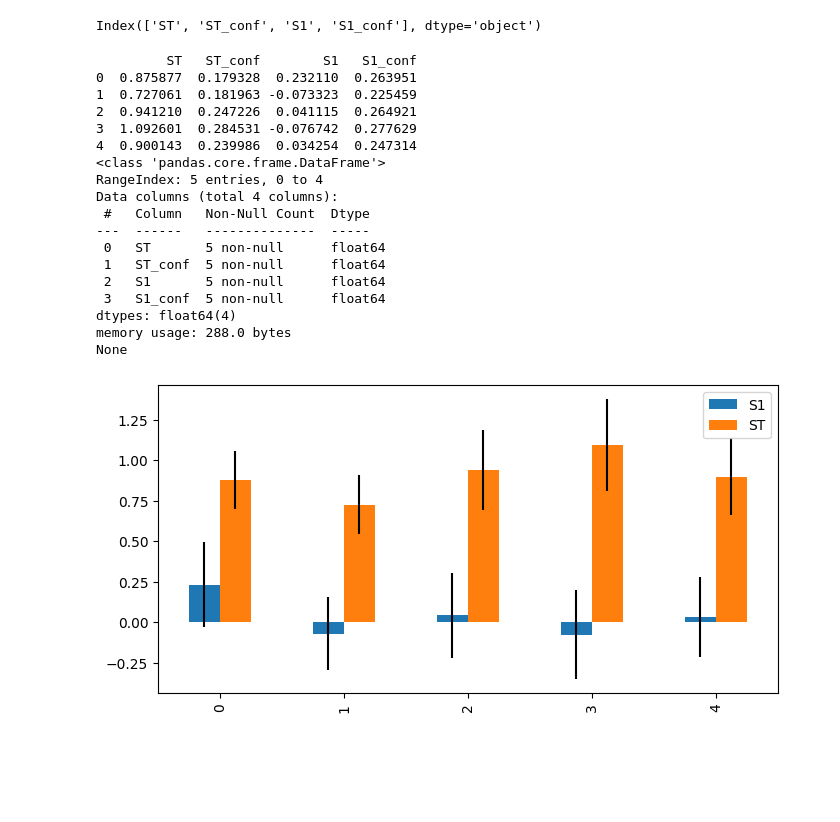
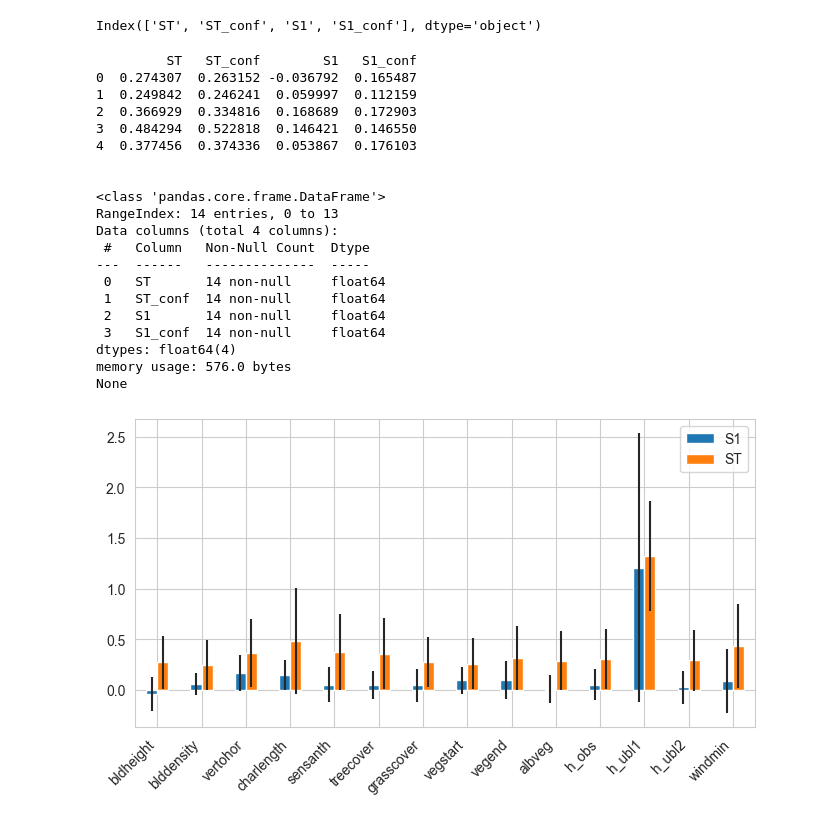
Before and after one commit to VIP-SMUR/24Sp-Microclimate, a Jupyter notebook: uwg_test.ipynb, the cells around one changed output. Cells and saved outputs as stored; diff of their text form; code cells hidden in the pictures; blank space fills up the shorter version.

```diff
--- a/uwg_test.ipynb
+++ b/uwg_test.ipynb
@@ -358,8 +306,6 @@ print(df)
 # %%
-
 rand_values = np.random.uniform(0.1, 0.9, size=(param.shape[0], 3))
-param[:, [1, 3, 4]] = rand_values / (rand_values.sum(axis=1, keepdims=True) + 0.01)
-
+param[:, [1, 5, 6]] = rand_values / (rand_values.sum(axis=1, keepdims=True) + 0.01)
 
 df = pd.DataFrame(param, columns=test_problem['names'])
 print(df)
@@ -615,45 +648,55 @@ print(Si_df.columns)
 Index(['ST', 'ST_conf', 'S1', 'S1_conf'], dtype='object')
 # %%
 print(Si_df.head())  # Print the first few rows of Si_df
+print("\n")
 print(Si_df.info())  # Print information about Si_df
 # %% [output]
          ST   ST_conf        S1   S1_conf
-0  0.875877  0.179328  0.232110  0.263951
-1  0.727061  0.181963 -0.073323  0.225459
-2  0.941210  0.247226  0.041115  0.264921
-3  1.092601  0.284531 -0.076742  0.277629
-4  0.900143  0.239986  0.034254  0.247314
+0  0.274307  0.263152 -0.036792  0.165487
+1  0.249842  0.246241  0.059997  0.112159
+2  0.366929  0.334816  0.168689  0.172903
+3  0.484294  0.522818  0.146421  0.146550
+4  0.377456  0.374336  0.053867  0.176103
+
+
 <class 'pandas.core.frame.DataFrame'>
-RangeIndex: 5 entries, 0 to 4
+RangeIndex: 14 entries, 0 to 13
 Data columns (total 4 columns):
  #   Column   Non-Null Count  Dtype
 ---  ------   --------------  -----
- 0   ST       5 non-null      float64
- 1   ST_conf  5 non-null      float64
- 2   S1       5 non-null      float64
- 3   S1_conf  5 non-null      float64
+ 0   ST       14 non-null     float64
+ 1   ST_conf  14 non-null     float64
+ 2   S1       14 non-null     float64
+ 3   S1_conf  14 non-null     float64
 dtypes: float64(4)
-memory usage: 288.0 bytes
+memory usage: 576.0 bytes
 None
 # %%
 import matplotlib.pyplot as plt
 
 %matplotlib inline
 fig, ax = plt.subplots(1)
 
 indices = Si_df[['S1', 'ST']]
 err = Si_df[['S1_conf', 'ST_conf']]
 
 indices.plot.bar(yerr=err.values.T,ax=ax)
 fig.set_size_inches(8,4)
 
+
+ax.set_xticklabels([
+    'bldheight', 'blddensity', 'vertohor', 'charlength', 'sensanth',
+    'treecover', 'grasscover', 'vegstart', 'vegend', 'albveg',
+    'h_obs', 'h_ubl1', 'h_ubl2', 'windmin'
+], rotation=45, ha='right')
+
+
 plt.show()
-
 # Save figure
 name = "bar_plot_S1_S2_ST"
 #fig.savefig(name + '.pdf', bbox_inches='tight', pad_inches=0.0)
 # %% [output]
-[figure, old version]
+[figure, new version]
 # %%
 import itertools
 from math import pi
```
Also changed, not shown: parts of 13 cells of this notebook.
